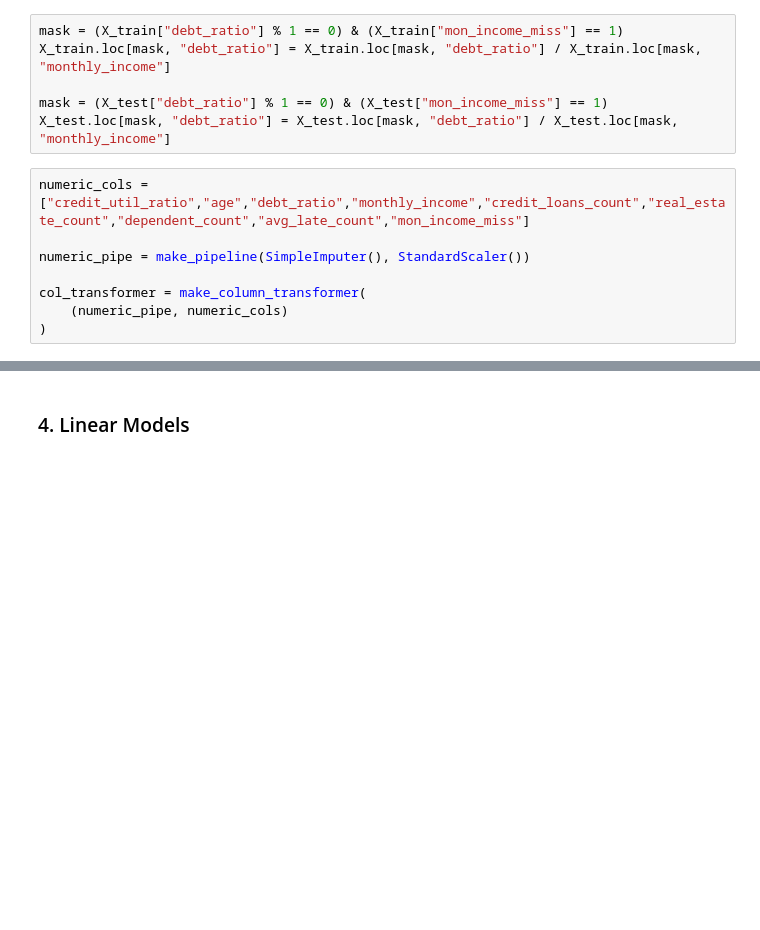
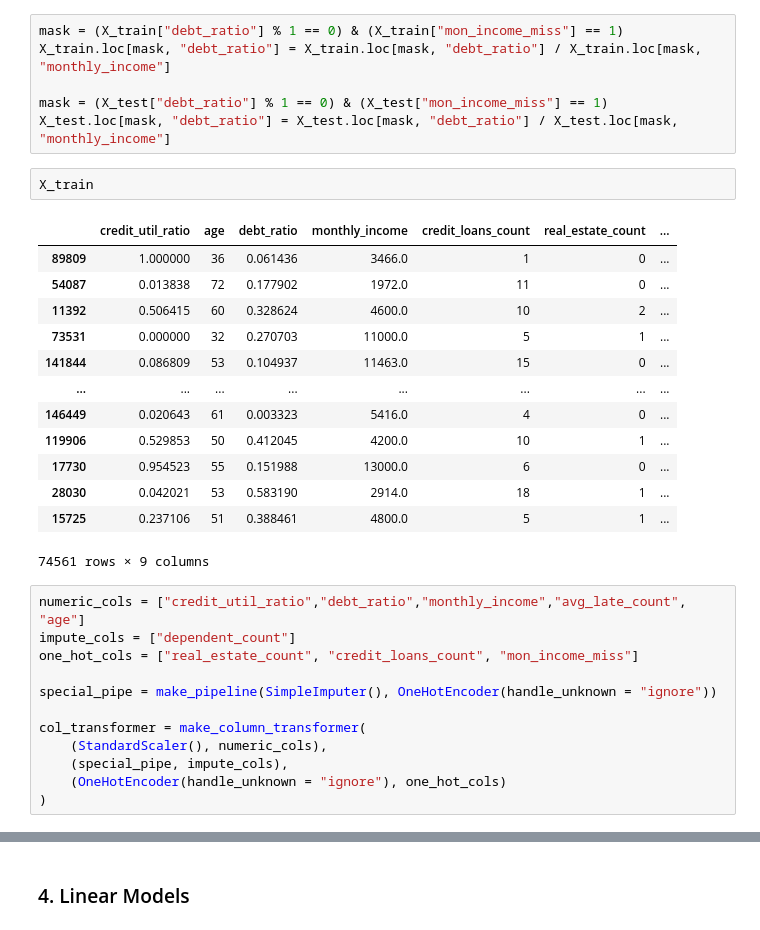
Before and after one commit to nb488/Credit-Risk-Prediction-Project, a Jupyter notebook: main.ipynb, the cells around one changed output, grey strips where cells are left out. Cells and saved outputs as stored; diff of their text form; blank space fills up the shorter version.

```diff
--- a/main.ipynb
+++ b/main.ipynb
@@ -298,11 +300,31 @@ X_train.loc[mask, "debt_ratio"] = X_train.loc[mask, "debt_ratio"] / X_train.loc[
 
 mask = (X_test["debt_ratio"] % 1 == 0) & (X_test["mon_income_miss"] == 1)
 X_test.loc[mask, "debt_ratio"] = X_test.loc[mask, "debt_ratio"] / X_test.loc[mask, "monthly_income"]
+# %%
+X_train
+# %% [output]
+|  | credit_util_ratio | age | debt_ratio | monthly_income | credit_loans_count | real_estate_count | ... |
+| 89809 | 1.000000 | 36 | 0.061436 | 3466.0 | 1 | 0 | ... |
+| 54087 | 0.013838 | 72 | 0.177902 | 1972.0 | 11 | 0 | ... |
+| 11392 | 0.506415 | 60 | 0.328624 | 4600.0 | 10 | 2 | ... |
+| 73531 | 0.000000 | 32 | 0.270703 | 11000.0 | 5 | 1 | ... |
+| 141844 | 0.086809 | 53 | 0.104937 | 11463.0 | 15 | 0 | ... |
+| ... | ... | ... | ... | ... | ... | ... | ... |
+| 146449 | 0.020643 | 61 | 0.003323 | 5416.0 | 4 | 0 | ... |
+| 119906 | 0.529853 | 50 | 0.412045 | 4200.0 | 10 | 1 | ... |
+| 17730 | 0.954523 | 55 | 0.151988 | 13000.0 | 6 | 0 | ... |
+| 28030 | 0.042021 | 53 | 0.583190 | 2914.0 | 18 | 1 | ... |
+| 15725 | 0.237106 | 51 | 0.388461 | 4800.0 | 5 | 1 | ... |
+74561 rows × 9 columns
 # %%
-numeric_cols = ["credit_util_ratio","age","debt_ratio","monthly_income","credit_loans_count","real_estate_count","dependent_count","avg_late_count","mon_income_miss"]
+numeric_cols = ["credit_util_ratio","debt_ratio","monthly_income","avg_late_count", "age"]
+impute_cols = ["dependent_count"]
+one_hot_cols = ["real_estate_count", "credit_loans_count", "mon_income_miss"]
 
-numeric_pipe = make_pipeline(SimpleImputer(), StandardScaler())
+special_pipe = make_pipeline(SimpleImputer(), OneHotEncoder(handle_unknown = "ignore"))
 
 col_transformer = make_column_transformer(
-    (numeric_pipe, numeric_cols)
+    (StandardScaler(), numeric_cols),
+    (special_pipe, impute_cols),
+    (OneHotEncoder(handle_unknown = "ignore"), one_hot_cols)
 )
```
Also changed, not shown: parts of 24 cells of this notebook.
